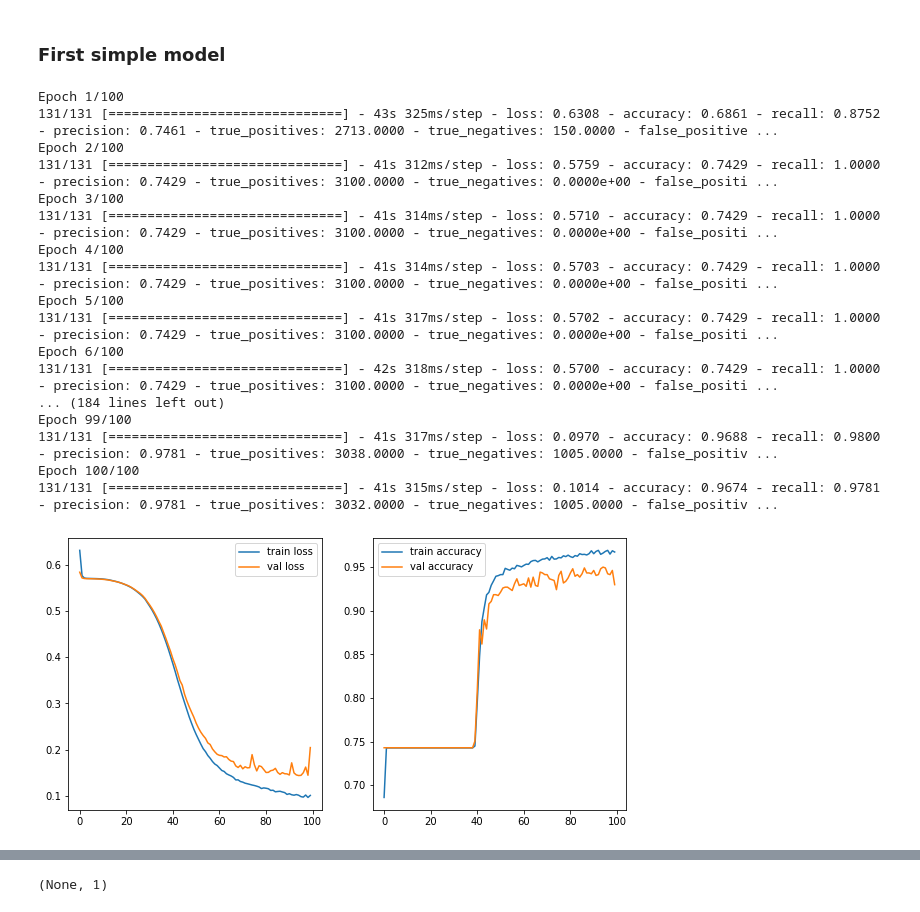
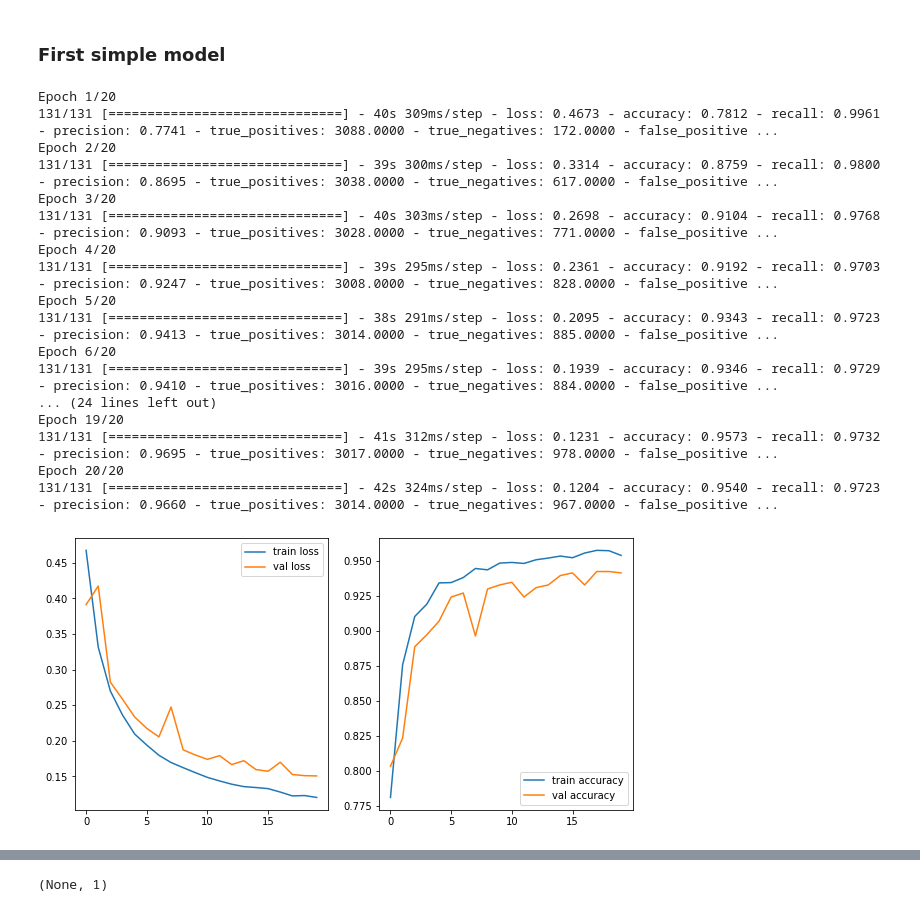
Before and after one commit to Meir-Alelov/Deep_Learning_Pneumonia_Detection, a Jupyter notebook: notebooks/greg_working_notebook.ipynb, the cells around one changed output, grey strips where cells are left out. Cells and saved outputs as stored; diff of their text form; code cells hidden in the pictures.

```diff
--- a/notebooks/greg_working_notebook.ipynb
+++ b/notebooks/greg_working_notebook.ipynb
@@ -190,59 +203,52 @@ Baseline recall: 1.0
 ### First simple model
 # %%
 # here you run your code to model the data
-simple_model = models.Sequential([
+first_simple_model = models.Sequential([
     layers.Flatten(input_shape=(128, 128, 1)),
-    layers.Dense(20, activation='sigmoid'),
-    layers.Dense(12, activation='sigmoid'),
-    layers.Dense(8, activation='sigmoid'),
+    layers.Dense(32, activation='sigmoid'),
     layers.Dense(1, activation='sigmoid')
 ])
 
-# simple_model.add(Flatten(input_shape = (128, 128, 1)))
-# simple_model.add(Dense(20, activation= 'sigmoid'))
-# simple_model.add(Dense(12, activation= 'sigmoid'))
-# simple_model.add(Dense(8, activation= 'sigmoid'))
-# simple_model.add(Dense(1, activation='sigmoid'))
-
-simple_model.compile(optimizer='SGD',
-              loss='binary_crossentropy',
-              metrics=['accuracy', 'Recall', 'Precision', 'TruePositives', 'TrueNegatives', 'FalsePositives', 'FalseNegatives', 'AUC'])
+first_simple_model.compile(optimizer='SGD',
+                           loss='binary_crossentropy',
+                           metrics=['accuracy', 'Recall', 'Precision', 'TruePositives', 'TrueNegatives', 'FalsePositives', 'FalseNegatives', 'AUC'])
 # %%
-results = simple_model.fit(train_set, #train_set_aug,
-                           epochs=100,
+first_simple_model_results = first_simple_model.fit(train_set, #train_set_aug,
+                           epochs=20,
                            batch_size=None,
                            verbose=1,
                            validation_data=validation_set)
 # %% [output]
-Epoch 1/100
-131/131 [==============================] - 43s 325ms/step - loss: 0.6308 - accuracy: 0.6861 - recall: 0.8752 - precision: 0.7461 - true_positives: 2713.0000 - true_negatives: 150.0000 - false_positive ...
-Epoch 2/100
-131/131 [==============================] - 41s 312ms/step - loss: 0.5759 - accuracy: 0.7429 - recall: 1.0000 - precision: 0.7429 - true_positives: 3100.0000 - true_negatives: 0.0000e+00 - false_positi ...
-Epoch 3/100
-131/131 [==============================] - 41s 314ms/step - loss: 0.5710 - accuracy: 0.7429 - recall: 1.0000 - precision: 0.7429 - true_positives: 3100.0000 - true_negatives: 0.0000e+00 - false_positi ...
-Epoch 4/100
-131/131 [==============================] - 41s 314ms/step - loss: 0.5703 - accuracy: 0.7429 - recall: 1.0000 - precision: 0.7429 - true_positives: 3100.0000 - true_negatives: 0.0000e+00 - false_positi ...
-Epoch 5/100
-131/131 [==============================] - 41s 317ms/step - loss: 0.5702 - accuracy: 0.7429 - recall: 1.0000 - precision: 0.7429 - true_positives: 3100.0000 - true_negatives: 0.0000e+00 - false_positi ...
-Epoch 6/100
-131/131 [==============================] - 42s 318ms/step - loss: 0.5700 - accuracy: 0.7429 - recall: 1.0000 - precision: 0.7429 - true_positives: 3100.0000 - true_negatives: 0.0000e+00 - false_positi ...
-... (184 lines left out)
-Epoch 99/100
-131/131 [==============================] - 41s 317ms/step - loss: 0.0970 - accuracy: 0.9688 - recall: 0.9800 - precision: 0.9781 - true_positives: 3038.0000 - true_negatives: 1005.0000 - false_positiv ...
-Epoch 100/100
-131/131 [==============================] - 41s 315ms/step - loss: 0.1014 - accuracy: 0.9674 - recall: 0.9781 - precision: 0.9781 - true_positives: 3032.0000 - true_negatives: 1005.0000 - false_positiv ...
+Epoch 1/20
+131/131 [==============================] - 40s 309ms/step - loss: 0.4673 - accuracy: 0.7812 - recall: 0.9961 - precision: 0.7741 - true_positives: 3088.0000 - true_negatives: 172.0000 - false_positive ...
+Epoch 2/20
+131/131 [==============================] - 39s 300ms/step - loss: 0.3314 - accuracy: 0.8759 - recall: 0.9800 - precision: 0.8695 - true_positives: 3038.0000 - true_negatives: 617.0000 - false_positive ...
+Epoch 3/20
+131/131 [==============================] - 40s 303ms/step - loss: 0.2698 - accuracy: 0.9104 - recall: 0.9768 - precision: 0.9093 - true_positives: 3028.0000 - true_negatives: 771.0000 - false_positive ...
+Epoch 4/20
+131/131 [==============================] - 39s 295ms/step - loss: 0.2361 - accuracy: 0.9192 - recall: 0.9703 - precision: 0.9247 - true_positives: 3008.0000 - true_negatives: 828.0000 - false_positive ...
+Epoch 5/20
+131/131 [==============================] - 38s 291ms/step - loss: 0.2095 - accuracy: 0.9343 - recall: 0.9723 - precision: 0.9413 - true_positives: 3014.0000 - true_negatives: 885.0000 - false_positive ...
+Epoch 6/20
+131/131 [==============================] - 39s 295ms/step - loss: 0.1939 - accuracy: 0.9346 - recall: 0.9729 - precision: 0.9410 - true_positives: 3016.0000 - true_negatives: 884.0000 - false_positive ...
+... (24 lines left out)
+Epoch 19/20
+131/131 [==============================] - 41s 312ms/step - loss: 0.1231 - accuracy: 0.9573 - recall: 0.9732 - precision: 0.9695 - true_positives: 3017.0000 - true_negatives: 978.0000 - false_positive ...
+Epoch 20/20
+131/131 [==============================] - 42s 324ms/step - loss: 0.1204 - accuracy: 0.9540 - recall: 0.9723 - precision: 0.9660 - true_positives: 3014.0000 - true_negatives: 967.0000 - false_positive ...
 # %%
-sigmoid_loss = results.history['loss']
-sigmoid_accuracy = results.history['accuracy']
-val_loss = results.history['val_loss']
-val_accuracy = results.history['val_accuracy']
+sigmoid_loss = first_simple_model_results.history['loss']
+sigmoid_accuracy = first_simple_model_results.history['accuracy']
+val_loss = first_simple_model_results.history['val_loss']
+val_accuracy = first_simple_model_results.history['val_accuracy']
 
 fig, (ax1, ax2) = plt.subplots(1, 2, figsize=(10, 5))
-sns.lineplot(x=results.epoch, y=sigmoid_loss, ax=ax1, label='train loss')
-sns.lineplot(x=results.epoch, y=sigmoid_accuracy, ax=ax2, label='train accuracy')
-sns.lineplot(x=results.epoch, y=val_loss, ax=ax1, label='val loss')
-sns.lineplot(x=results.epoch, y=val_accuracy, ax=ax2, label='val accuracy')
+sns.lineplot(x=first_simple_model_results.epoch, y=sigmoid_loss, ax=ax1, label='train loss')
+sns.lineplot(x=first_simple_model_results.epoch, y=sigmoid_accuracy, ax=ax2, label='train accuracy')
+sns.lineplot(x=first_simple_model_results.epoch, y=val_loss, ax=ax1, label='val loss')
+sns.lineplot(x=first_simple_model_results.epoch, y=val_accuracy, ax=ax2, label='val accuracy')
 ax1.legend();
+plt.savefig('../images/training_performance_first_simple_model.jpg', transparent = False, bbox_inches="tight")
 # %% [output]
-[figure, old version]
+[figure, new version]
 # %%
```
Also changed, not shown: parts of 18 cells of this notebook, 9 other files.
